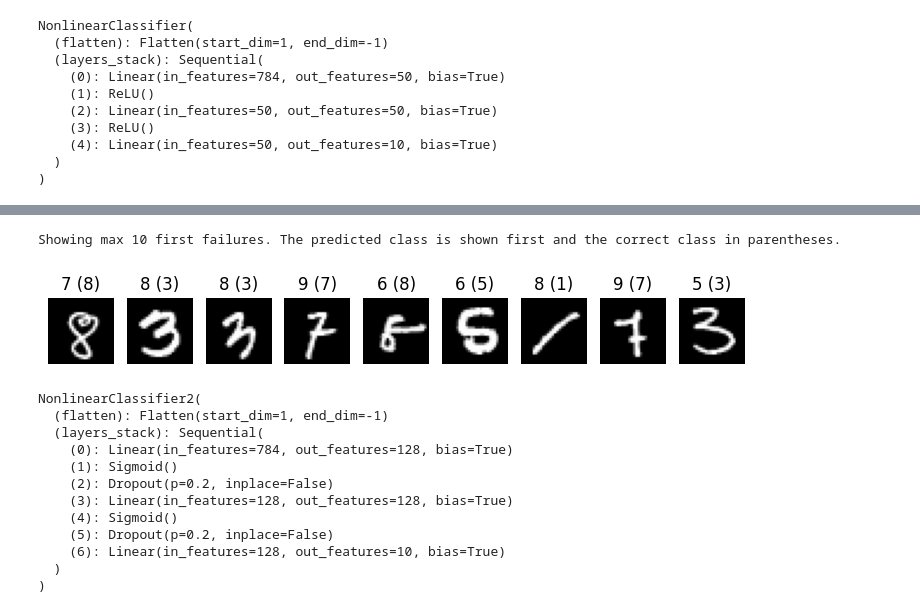
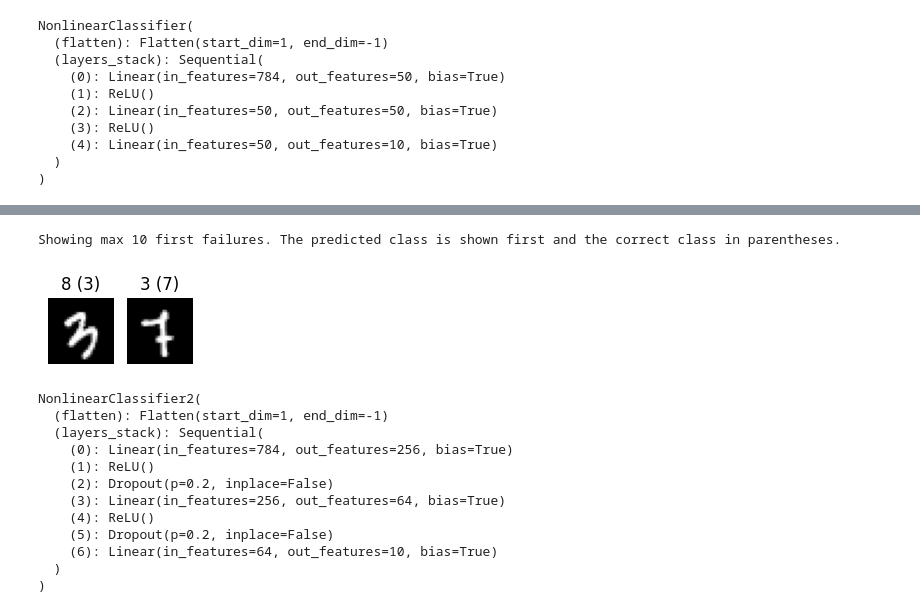
Before and after one commit to franklhy/ai-science-training-series, a Jupyter notebook: 02_intro_neural_networks/2024-02-13_Heyi_Liang_01_introduction_mnist.ipynb, the cells around one changed output, grey strips where cells are left out. Cells and saved outputs as stored; diff of their text form; code cells hidden in the pictures.

```diff
--- a/02_intro_neural_networks/2024-02-13_Heyi_Liang_01_introduction_mnist.ipynb
+++ b/02_intro_neural_networks/2024-02-13_Heyi_Liang_01_introduction_mnist.ipynb
@@ -346,7 +346,7 @@ nonlinear_model = NonlinearClassifier()
 print(nonlinear_model)
 
 loss_fn = nn.CrossEntropyLoss()
-optimizer = torch.optim.SGD(nonlinear_model.parameters(), lr=0.1)
+optimizer = torch.optim.SGD(nonlinear_model.parameters(), lr=0.3)
 # %% [output]
 NonlinearClassifier(
   (flatten): Flatten(start_dim=1, end_dim=-1)
@@ -389,8 +389,8 @@ Wall time: 1min 42s
 # %%
-show_failures(linear_model, val_dataloader)
+show_failures(nonlinear_model, val_dataloader)
 # %% [output]
 Showing max 10 first failures. The predicted class is shown first and the correct class in parentheses.
-[figure, old version]
+[figure, new version]
 # %%
 class NonlinearClassifier2(nn.Module):
 
@@ -417,18 +417,18 @@ nonlinear_model2 = NonlinearClassifier2()
 print(nonlinear_model2)
 
 loss_fn = nn.CrossEntropyLoss()
-optimizer = torch.optim.SGD(nonlinear_model2.parameters(), lr=0.1)
+optimizer = torch.optim.SGD(nonlinear_model2.parameters(), lr=0.3)
 # %% [output]
 NonlinearClassifier2(
   (flatten): Flatten(start_dim=1, end_dim=-1)
   (layers_stack): Sequential(
-    (0): Linear(in_features=784, out_features=128, bias=True)
-    (1): Sigmoid()
+    (0): Linear(in_features=784, out_features=256, bias=True)
+    (1): ReLU()
     (2): Dropout(p=0.2, inplace=False)
-    (3): Linear(in_features=128, out_features=128, bias=True)
-    (4): Sigmoid()
+    (3): Linear(in_features=256, out_features=64, bias=True)
+    (4): ReLU()
     (5): Dropout(p=0.2, inplace=False)
-    (6): Linear(in_features=128, out_features=10, bias=True)
+    (6): Linear(in_features=64, out_features=10, bias=True)
   )
 )
 # %%
```
Also changed, not shown: parts of 7 cells of this notebook.
